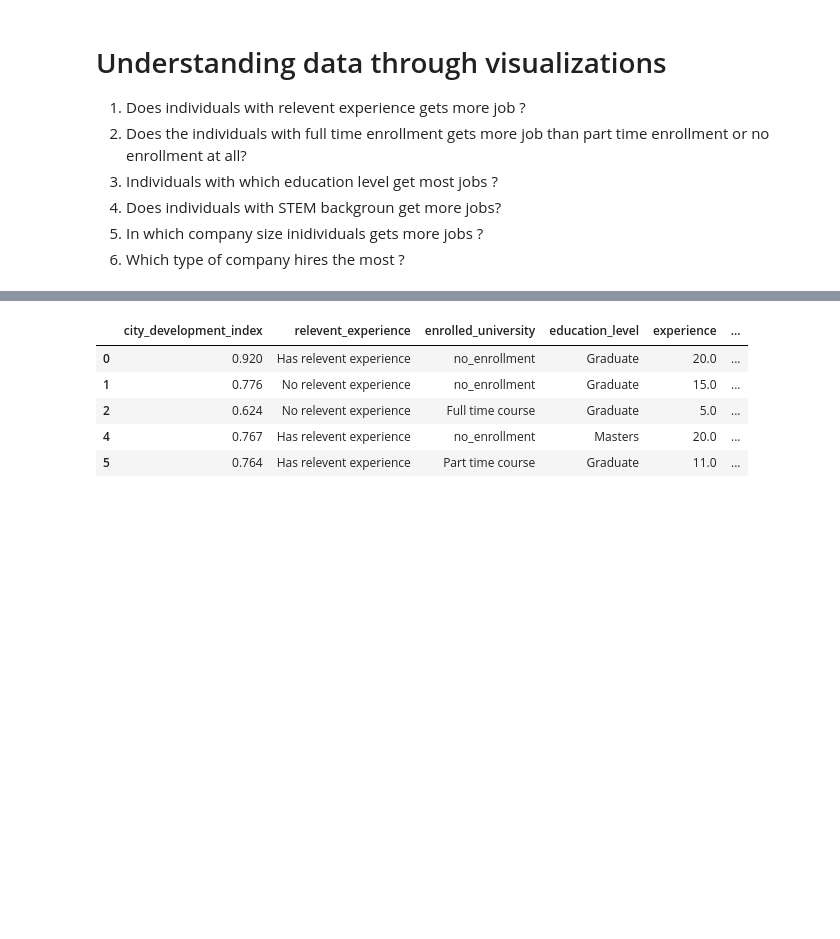
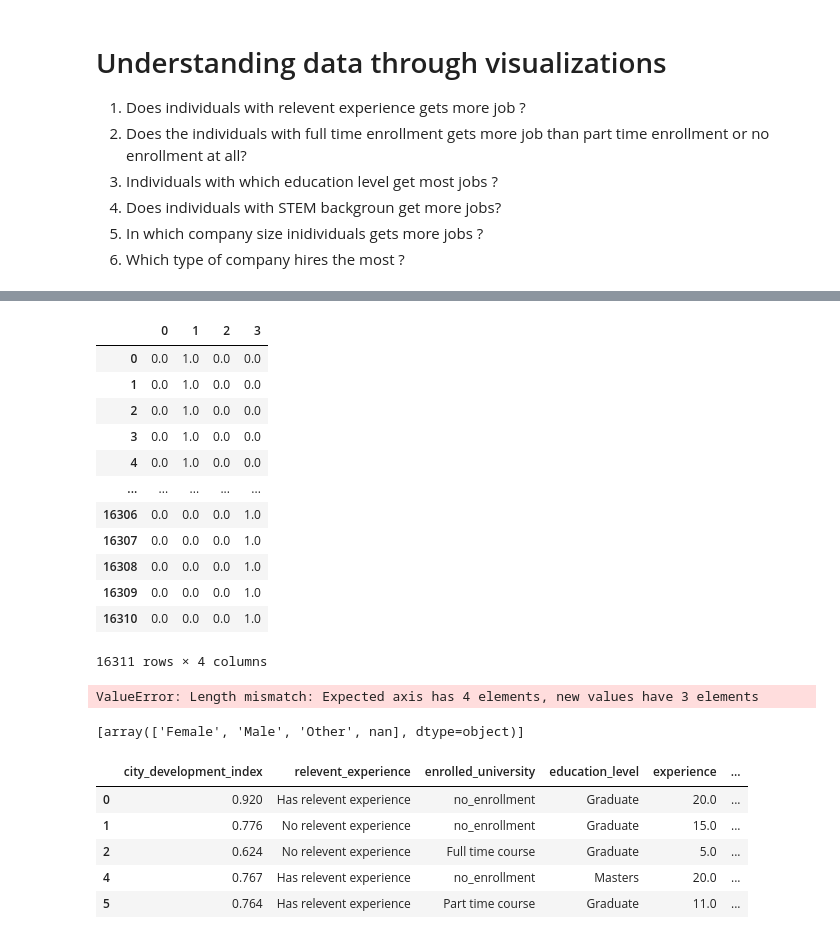
Before and after one commit to yuvraaj2002/Old_projects, a Jupyter notebook: DS job and salary prediction/DS_job_prediction.ipynb, the cells around one changed output, grey strips where cells are left out. Drawn from its saved outputs; the diff is of its cells as text; code cells hidden in the pictures; blank space fills up the shorter version.

```diff
--- a/DS job and salary prediction/DS_job_prediction.ipynb
+++ b/DS job and salary prediction/DS_job_prediction.ipynb
@@ -482,0 +416,3 @@ df.head(3)
+# %%
+categorical_cols = df.select_dtypes(include='object')
+categorical_cols.head(5)
@@ -483,19 +426,54 @@ df.head(3)
 # %%
 # Creating 2d numpy array
-temp_Gender = np.array(check2['Gender']).reshape(-1, 1)
-temp_Major_disciline = np.array(check2['Major_disciline']).reshape(-1, 1)
-temp_Company_Type = np.array(check2['Company_Type']).reshape(-1, 1)
+temp_relev_exp = np.array(categorical_cols['relevent_experience']).reshape(-1, 1)
+temp_enrolled_uni = np.array(categorical_cols['enrolled_university']).reshape(-1, 1)
+temp_edu_level = np.array(categorical_cols['education_level']).reshape(-1, 1)
+temp_Gender = np.array(categorical_cols['Gender']).reshape(-1, 1)
+temp_Major_disciline = np.array(categorical_cols['Major_disciline']).reshape(-1, 1)
+temp_Company_Type = np.array(categorical_cols['Company_Type']).reshape(-1, 1)
 
-# Creating an object of OneHotEncoder class
+
+# Creating objects of OneHotEncoder class
 encoder1 = OneHotEncoder(sparse=False)
 encoder2 = OneHotEncoder(sparse=False)
 encoder3 = OneHotEncoder(sparse=False)
+encoder4 = OneHotEncoder(sparse=False)
+encoder5 = OneHotEncoder(sparse=False)
+encoder6 = OneHotEncoder(sparse=False)
 
-encoded_gender = encoder1.fit_transform(temp_Gender)
-encoded_Major_disciline = encoder2.fit_transform(temp_Major_disciline)
-encoded_Company_Type = encoder3.fit_transform(temp_Company_Type)
+# Lets encode the values
+encoded_relv_evp = encoder1.fit_transform(temp_relev_exp)
+encoded_enrolled_uni = encoder2.fit_transform(temp_enrolled_uni)
+encoded_edu_level = encoder3.fit_transform(temp_edu_level)
+encoded_gender = encoder4.fit_transform(temp_Gender)
+encoded_Major_disciline = encoder5.fit_transform(temp_Major_disciline)
+encoded_Company_Type = encoder6.fit_transform(temp_Company_Type)
+# %%
+encoded_gender
+# %% [output]
+|  | 0 | 1 | 2 | 3 |
+| 0 | 0.0 | 1.0 | 0.0 | 0.0 |
+| 1 | 0.0 | 1.0 | 0.0 | 0.0 |
+| 2 | 0.0 | 1.0 | 0.0 | 0.0 |
+| 3 | 0.0 | 1.0 | 0.0 | 0.0 |
+| 4 | 0.0 | 1.0 | 0.0 | 0.0 |
+| ... | ... | ... | ... | ... |
+| 16306 | 0.0 | 0.0 | 0.0 | 1.0 |
+| 16307 | 0.0 | 0.0 | 0.0 | 1.0 |
+| 16308 | 0.0 | 0.0 | 0.0 | 1.0 |
+| 16309 | 0.0 | 0.0 | 0.0 | 1.0 |
+| 16310 | 0.0 | 0.0 | 0.0 | 1.0 |
+16311 rows × 4 columns
 # %%
 # Creating dataframes and adding columns (encoder3.categories_)
+encoded_relv_evp = pd.DataFrame(encoded_relv_evp)
+encoded_relv_evp.columns = ['Has relevent experience', 'No relevent experience']
+
+encoded_enrolled_uni = pd.DataFrame(encoded_enrolled_uni)
+encoded_enrolled_uni.columns = ['Full time', 'Part time', 'no_enrollment']
+
+encoded_edu_level = pd.DataFrame(encoded_edu_level)
+encoded_edu_level.columns = ['Graduate', 'High School', 'Masters','Phd','Primary School']
 
 encoded_gender = pd.DataFrame(encoded_gender)
 encoded_gender.columns = ['Female', 'Male', 'Other']
@@ -506,8 +484,15 @@ encoded_Major_disciline.columns = ['Arts', 'Business Degree', 'Humanities', 'No
 encoded_Company_Type = pd.DataFrame(encoded_Company_Type)
 encoded_Company_Type.columns = ['Early Stage Startup', 'Funded Startup', 'NGO', 'Other','Public Sector', 'Pvt Ltd']
 
-# Concatinating
-encoded_df = pd.concat([encoded_gender,encoded_Major_disciline,encoded_Company_Type],axis=1)
+# Concatinating all the dataframes
+encoded_df = pd.concat([encoded_relv_evp, encoded_enrolled_uni, encoded_edu_level, encoded_gender,
+                        encoded_Major_disciline,encoded_Company_Type],axis=1)
+# %% [output]
+ValueError: Length mismatch: Expected axis has 4 elements, new values have 3 elements
+# %%
+encoder4.categories_
+# %% [output]
+[array(['Female', 'Male', 'Other', nan], dtype=object)]
 # %%
 # Concatinating encoded_df and df
 df = df.drop(['gender','major_discipline','company_size','company_type'],axis = 1)
```
Also changed, not shown: parts of 16 cells of this notebook.
